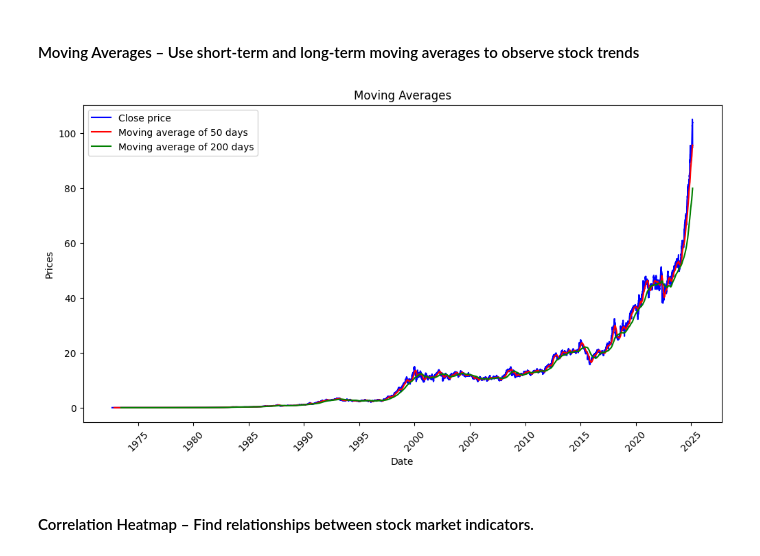
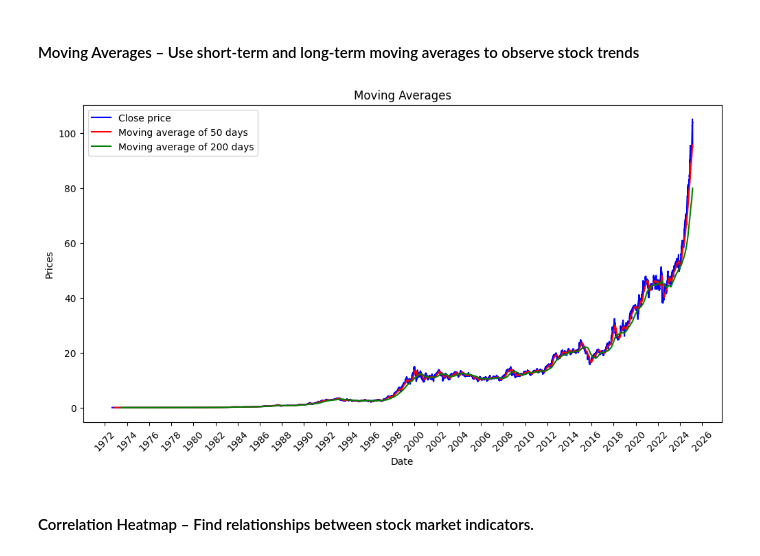
Before and after one commit to godwithcode/Data-Exploration-about-Walmart-Stock-2025, a Jupyter notebook: WalmartStocksData2025.ipynb, the cells around one changed output. Saved outputs shown, nothing was run; the diff lists cells and outputs as text; code cells hidden in the pictures.

```diff
--- a/WalmartStocksData2025.ipynb
+++ b/WalmartStocksData2025.ipynb
@@ -142,20 +142,20 @@ for col in df_columns:
 # %%
 df['SMA50'] = df['Close'].rolling(50).mean()
 df['SMA200'] = df['Close'].rolling(200).mean()
 plt.figure(figsize=(12,6))
 plt.plot(df['Close'], label = 'Close price', color='blue')
 plt.plot(df['SMA50'], label = 'Moving average of 50 days', color='red')
 plt.plot(df['SMA200'], label = 'Moving average of 200 days', color = 'green')
 ax = plt.gca()  # Get current axes
-ax.xaxis.set_major_locator(mdates.YearLocator(5))  # Ticks every 5 years
+ax.xaxis.set_major_locator(mdates.YearLocator(2))  # Ticks every 5 years
 ax.xaxis.set_major_formatter(mdates.DateFormatter('%Y'))  # Format as year
 plt.xticks(rotation=45)
 plt.title('Moving Averages')
 plt.xlabel('Date')
 plt.ylabel('Prices')
 plt.legend();
 # %% [output]
-[figure, old version]
+[figure, new version]
 # %% [markdown]
 #### Correlation Heatmap – Find relationships between stock market indicators.
 # %%
```
